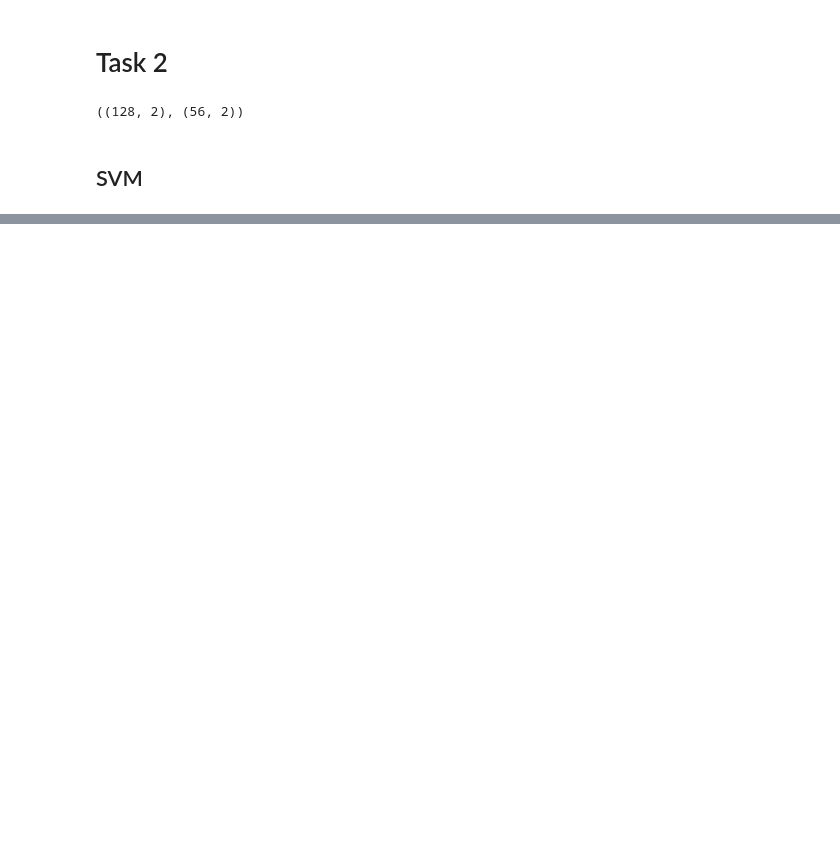
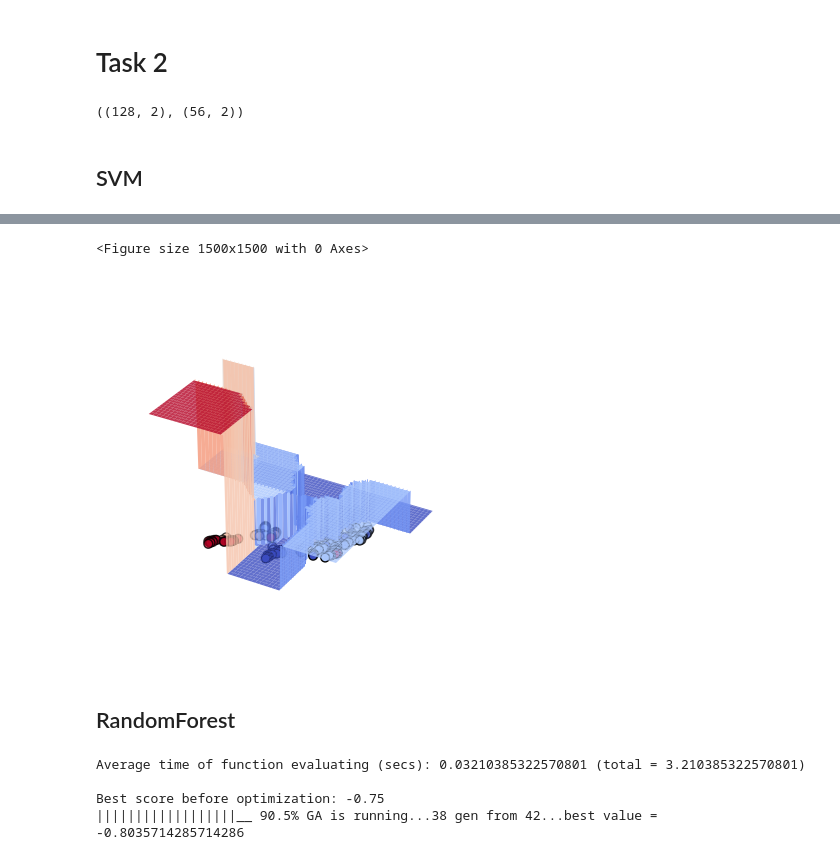
Before and after one commit to Metaraddin/m1_isit, a Jupyter notebook: PR_9-10/main.ipynb, the cells around one changed output, grey strips where cells are left out. Drawn from its saved outputs; the diff is of its cells as text; code cells hidden in the pictures; blank space fills up the shorter version.

```diff
--- a/PR_9-10/main.ipynb
+++ b/PR_9-10/main.ipynb
@@ -467,0 +522,7 @@ plot_results(features, targets, func(result.variable), figsize=(13, 13), in3d=Tr
+# %%
+plot_results(features, targets, func(result.variable), figsize=(13, 13), in3d=True)
+# %% [output]
+<Figure size 1500x1500 with 0 Axes>
+[figure, added]
+# %% [markdown]
+## RandomForest
@@ -467,0 +552,13 @@ plot_results(features, targets, func(result.variable), figsize=(13, 13), in3d=Tr
+# %%
+model_rf = ga(func_ga,
+               dimension = 3,
+               variable_type='int',
+               variable_boundaries = rf_vb,
+               function_timeout = 10,
+               algorithm_parameters=AlgorithmParams())
+result = model_rf.run()
+# %% [output]
+Average time of function evaluating (secs): 0.03210385322570801 (total = 3.210385322570801)
+
+Best score before optimization: -0.75
+||||||||||||||||||__ 90.5% GA is running...38 gen from 42...best value = -0.8035714285714286
```
Also changed, not shown: parts of 22 cells of this notebook.
